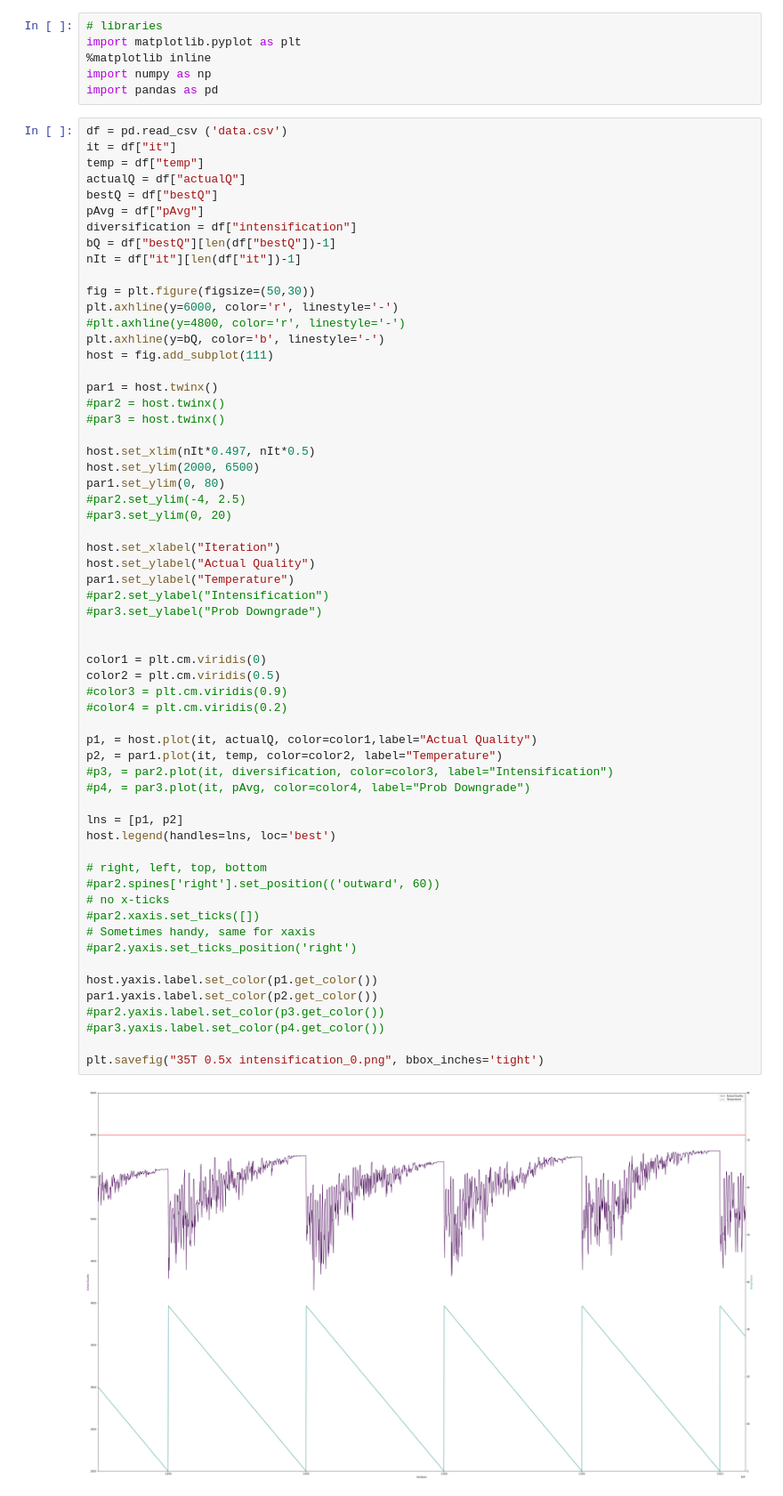
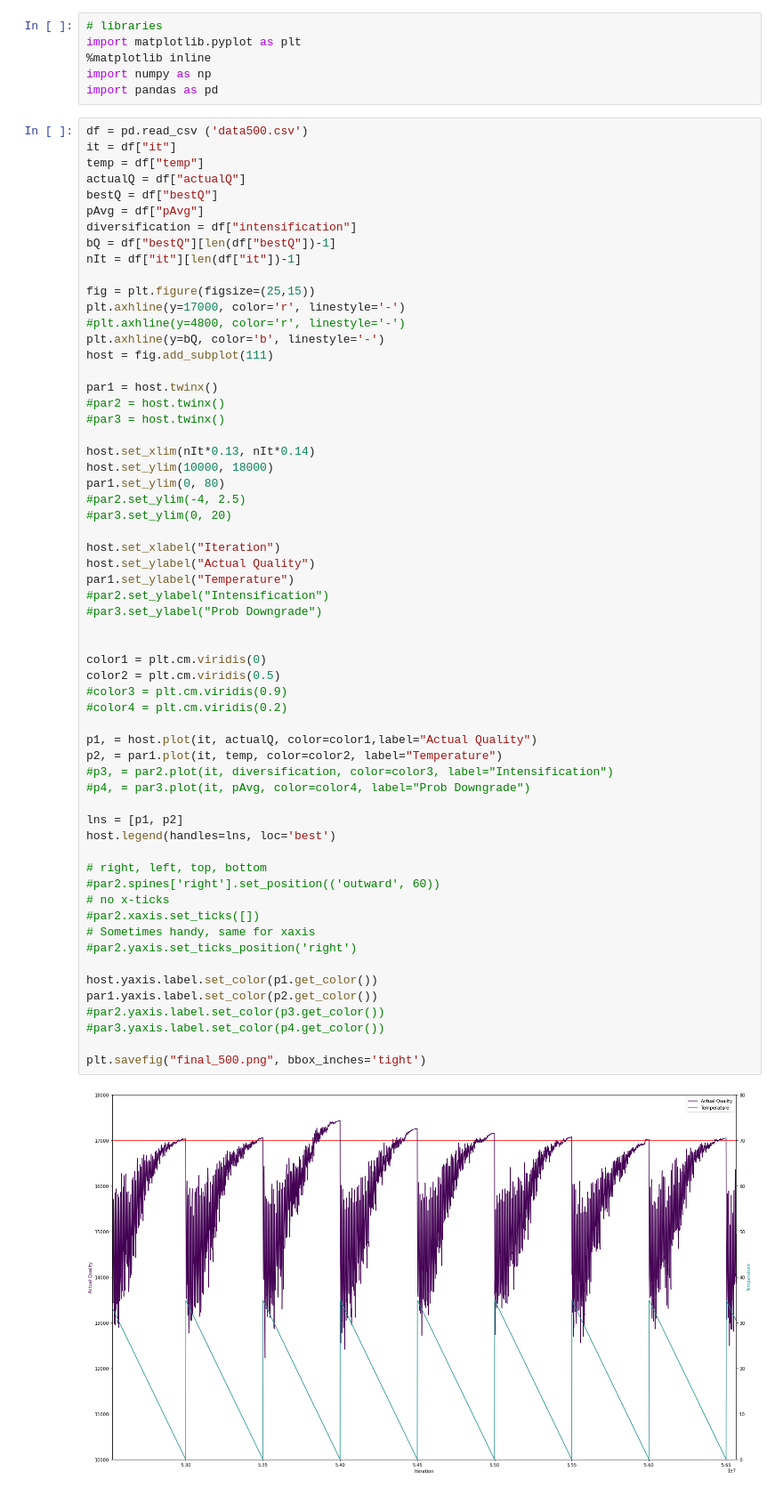
Before and after one commit to matiasmoreno/MCPSB_SA, a Jupyter notebook: SA_2Fases/data/GraficosSinInt.ipynb, the cells around one changed output. Shown at 89% size. Cells and saved outputs as stored; diff of their text form.

```diff
--- a/SA_2Fases/data/GraficosSinInt.ipynb
+++ b/SA_2Fases/data/GraficosSinInt.ipynb
@@ -5,7 +5,7 @@ import matplotlib.pyplot as plt
 import numpy as np
 import pandas as pd
 # %%
-df = pd.read_csv ('data.csv')
+df = pd.read_csv ('data500.csv')
 it = df["it"]
 temp = df["temp"]
 actualQ = df["actualQ"]
@@ -15,8 +15,8 @@ diversification = df["intensification"]
 bQ = df["bestQ"][len(df["bestQ"])-1]
 nIt = df["it"][len(df["it"])-1]
 
-fig = plt.figure(figsize=(50,30))
-plt.axhline(y=6000, color='r', linestyle='-')
+fig = plt.figure(figsize=(25,15))
+plt.axhline(y=17000, color='r', linestyle='-')
 #plt.axhline(y=4800, color='r', linestyle='-')
 plt.axhline(y=bQ, color='b', linestyle='-')
 host = fig.add_subplot(111)
@@ -25,8 +25,8 @@ par1 = host.twinx()
 #par2 = host.twinx()
 #par3 = host.twinx()
 
-host.set_xlim(nIt*0.497, nIt*0.5)
-host.set_ylim(2000, 6500)
+host.set_xlim(nIt*0.13, nIt*0.14)
+host.set_ylim(10000, 18000)
 par1.set_ylim(0, 80)
 #par2.set_ylim(-4, 2.5)
 #par3.set_ylim(0, 20)
@@ -37,32 +37,32 @@ par1.set_ylabel("Temperature")
 #par2.set_ylabel("Intensification")
 #par3.set_ylabel("Prob Downgrade")
 
 
 color1 = plt.cm.viridis(0)
 color2 = plt.cm.viridis(0.5)
 #color3 = plt.cm.viridis(0.9)
 #color4 = plt.cm.viridis(0.2)
 
 p1, = host.plot(it, actualQ, color=color1,label="Actual Quality")
 p2, = par1.plot(it, temp, color=color2, label="Temperature")
 #p3, = par2.plot(it, diversification, color=color3, label="Intensification")
 #p4, = par3.plot(it, pAvg, color=color4, label="Prob Downgrade")
 
 lns = [p1, p2]
 host.legend(handles=lns, loc='best')
 
 # right, left, top, bottom
 #par2.spines['right'].set_position(('outward', 60))
 # no x-ticks
 #par2.xaxis.set_ticks([])
 # Sometimes handy, same for xaxis
 #par2.yaxis.set_ticks_position('right')
 
 host.yaxis.label.set_color(p1.get_color())
 par1.yaxis.label.set_color(p2.get_color())
 #par2.yaxis.label.set_color(p3.get_color())
 #par3.yaxis.label.set_color(p4.get_color())
 
-plt.savefig("35T 0.5x intensification_0.png", bbox_inches='tight')
+plt.savefig("final_500.png", bbox_inches='tight')
 # %% [output]
-[figure, old version]
+[figure, new version]
```
Also changed, not shown: 50 other files.
